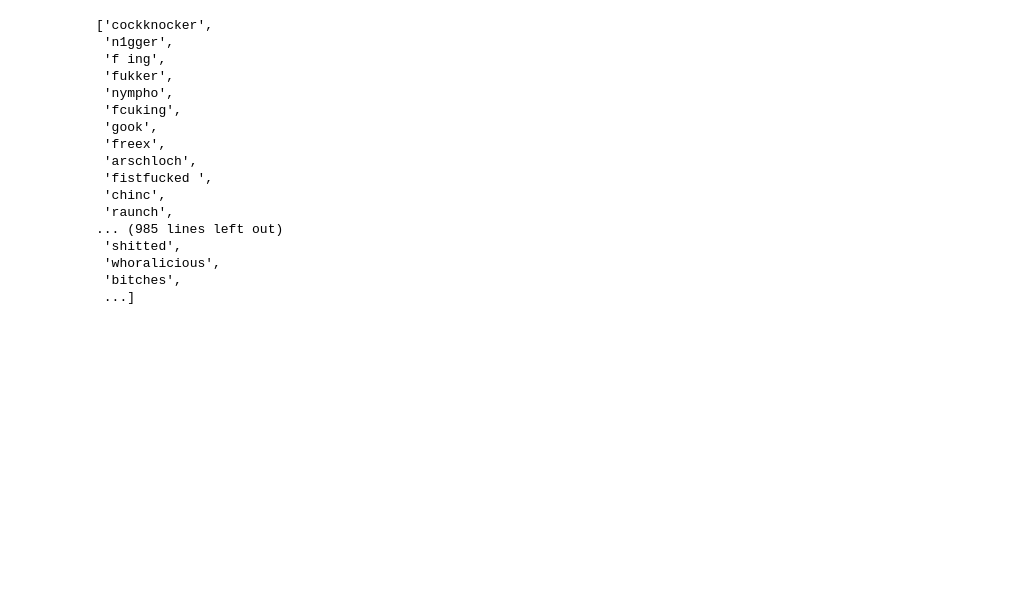
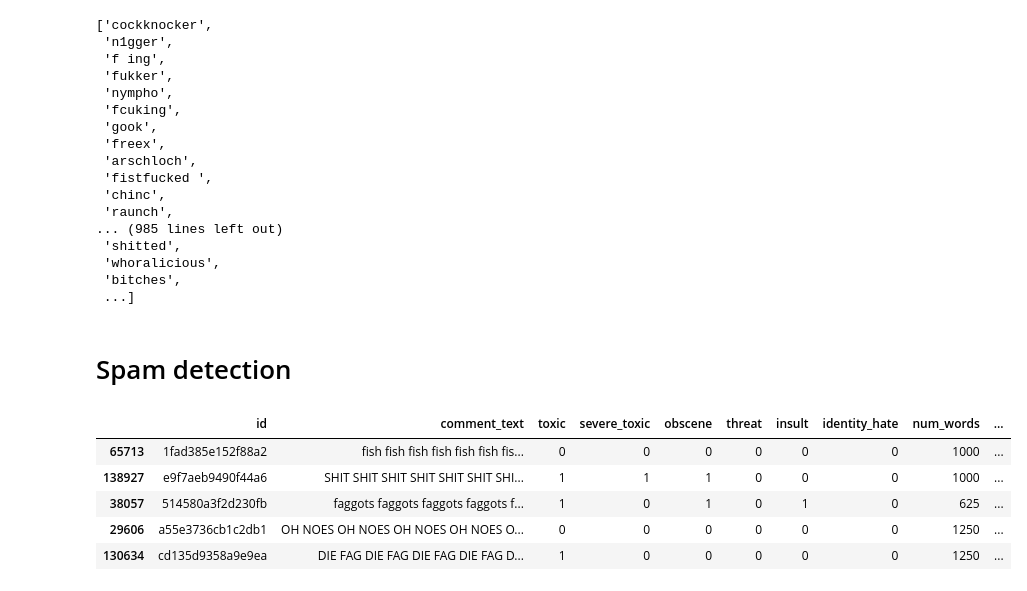
Before and after one commit to minerva-ml/open-solution-toxic-comments, a Jupyter notebook: devbook.ipynb, the cells around one changed output. Drawn from its saved outputs; the diff is of its cells as text; code cells hidden in the pictures; blank space fills up the shorter version.

Commit message:
added deduplication cleaning to text cleaner

```diff
--- a/devbook.ipynb
+++ b/devbook.ipynb
@@ -645,3 +645,33 @@ data.split('\n')
  'whoralicious',
  'bitches',
  ...]
+# %% [markdown]
+# Spam detection
+# %%
+meta = train.copy()
+meta['num_words'] = meta['comment_text'].apply(lambda comment: len(comment.split()))
+meta['num_unique_words'] = meta['comment_text'].apply(lambda comment: len(set(w for w in comment.split())))
+meta['word_count_ratio'] = meta['num_words']/meta['num_unique_words']
+meta = meta.sort_values('word_count_ratio',ascending=False)
+# %%
+from collections import deque
+
+def deduplicate(x):
+    if x['word_count_ratio']>10:
+        minimal_length = x['num_unique_words']
+        text_comment_cleaned = ' '.join(x['comment_text'].split()[:minimal_length])
+    else:
+        text_comment_cleaned = x['comment_text']
+    return text_comment_cleaned
+
+meta_sample = meta[:100]
+meta['cleaned_text_comment'] = meta.apply(deduplicate, axis=1)
+# %%
+meta_sample.head()
+# %% [output]
+|  | id | comment_text | toxic | severe_toxic | obscene | threat | insult | identity_hate | num_words | ... |
+| 65713 | 1fad385e152f88a2 | fish fish fish fish fish fish fis... | 0 | 0 | 0 | 0 | 0 | 0 | 1000 | ... |
+| 138927 | e9f7aeb9490f44a6 | SHIT SHIT SHIT SHIT SHIT SHIT SHI... | 1 | 1 | 1 | 0 | 0 | 0 | 1000 | ... |
+| 38057 | 514580a3f2d230fb | faggots faggots faggots faggots f... | 1 | 0 | 1 | 0 | 1 | 0 | 625 | ... |
+| 29606 | a55e3736cb1c2db1 | OH NOES OH NOES OH NOES OH NOES O... | 0 | 0 | 0 | 0 | 0 | 0 | 1250 | ... |
+| 130634 | cd135d9358a9e9ea | DIE FAG DIE FAG DIE FAG DIE FAG D... | 1 | 0 | 0 | 0 | 0 | 0 | 1250 | ... |
```
Also changed, not shown: parts of 3 cells of this notebook, 8 other files.
